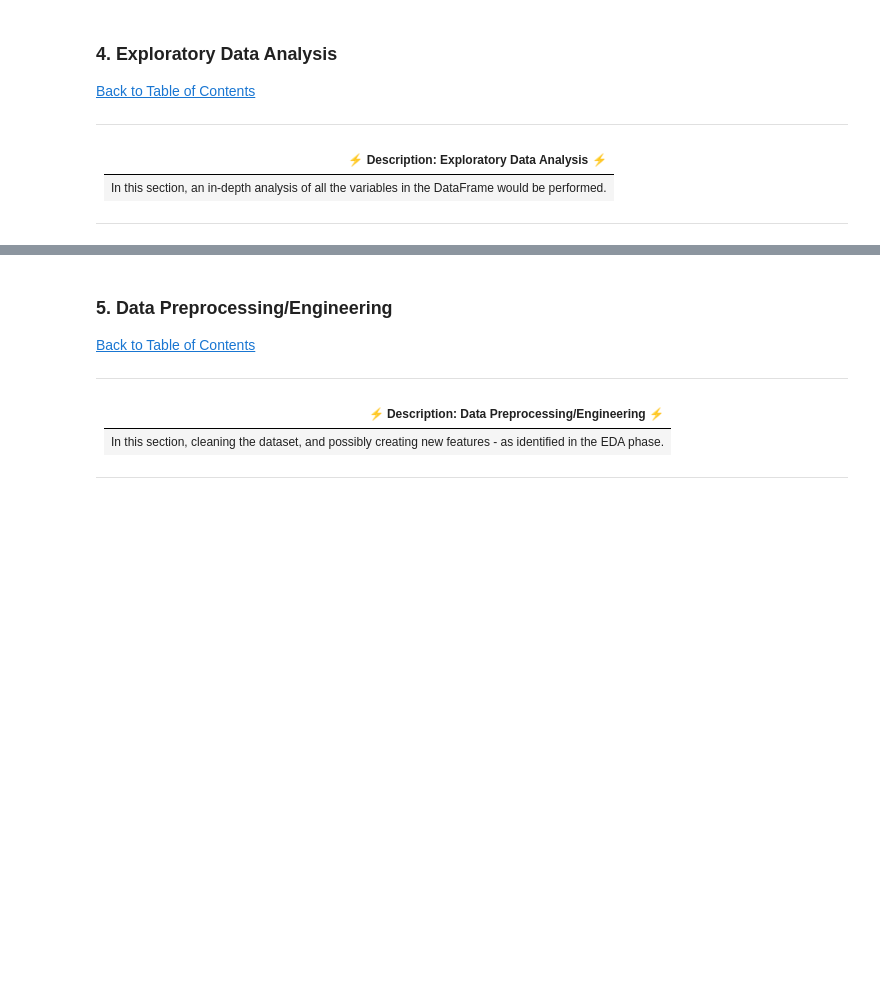
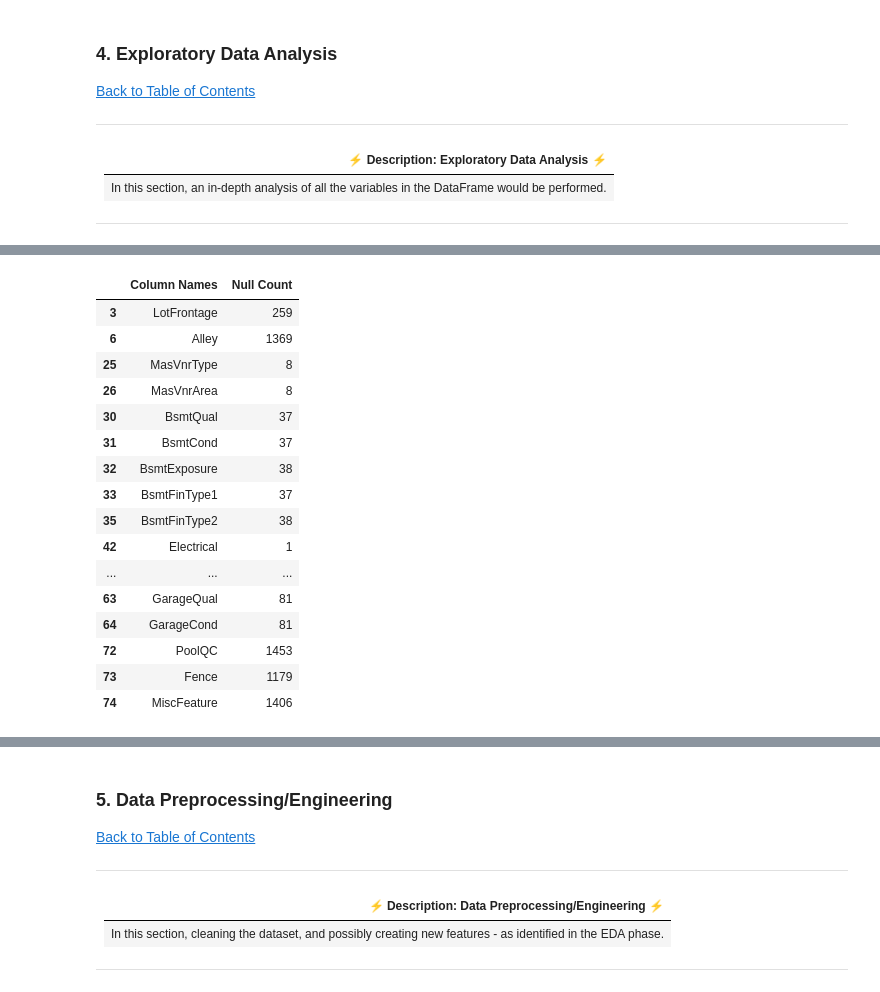
Before and after one commit to Tayor-Doofs/ALL-PROJECTS, a Jupyter notebook: KAGGLE-X/house-prices-advanced-regression-techniques/notebook.ipynb, the cells around one changed output, grey strips where cells are left out. Saved outputs shown, nothing was run; the diff lists cells and outputs as text; code cells hidden in the pictures; blank space fills up the shorter version.

```diff
--- a/KAGGLE-X/house-prices-advanced-regression-techniques/notebook.ipynb
+++ b/KAGGLE-X/house-prices-advanced-regression-techniques/notebook.ipynb
@@ -113,0 +184,24 @@ See the "data_description.txt" file for more details
+# %%
+null_counts = df_train.isnull().sum()
+null_counts_df = pd.DataFrame({'Column Names': null_counts.index, 'Null Count': null_counts.values})
+null_counts_df = null_counts_df[null_counts_df["Null Count"] > 0] # returns columns with null values
+
+null_counts_df
+# %% [output]
+|  | Column Names | Null Count |
+| 3 | LotFrontage | 259 |
+| 6 | Alley | 1369 |
+| 25 | MasVnrType | 8 |
+| 26 | MasVnrArea | 8 |
+| 30 | BsmtQual | 37 |
+| 31 | BsmtCond | 37 |
+| 32 | BsmtExposure | 38 |
+| 33 | BsmtFinType1 | 37 |
+| 35 | BsmtFinType2 | 38 |
+| 42 | Electrical | 1 |
+| ... | ... | ... |
+| 63 | GarageQual | 81 |
+| 64 | GarageCond | 81 |
+| 72 | PoolQC | 1453 |
+| 73 | Fence | 1179 |
+| 74 | MiscFeature | 1406 |
```
Also changed, not shown: parts of 14 cells of this notebook.
